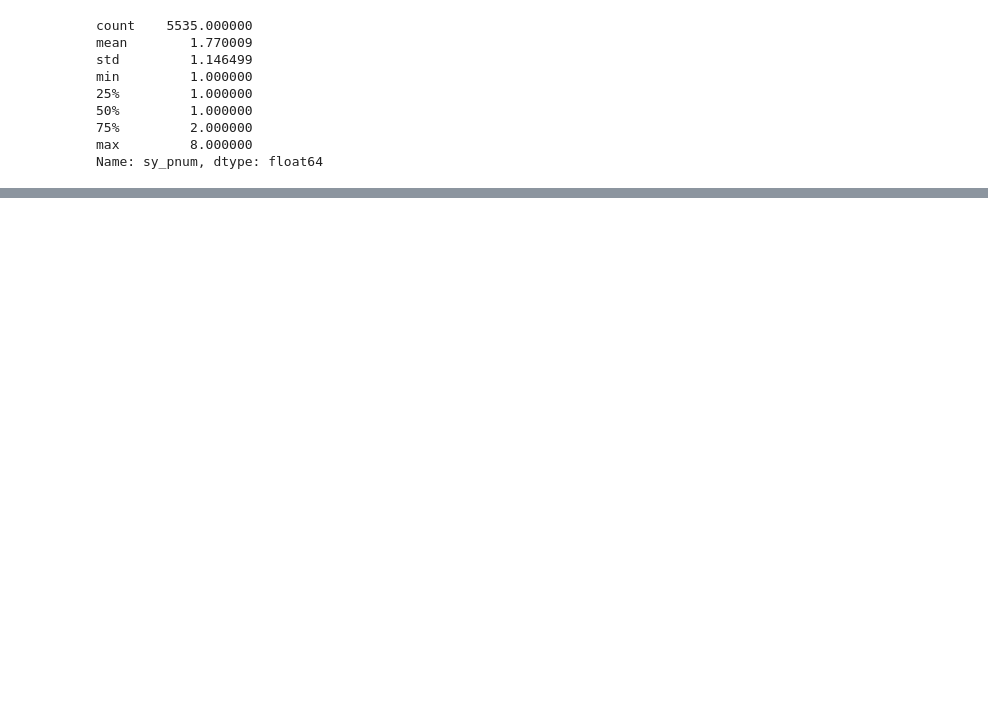
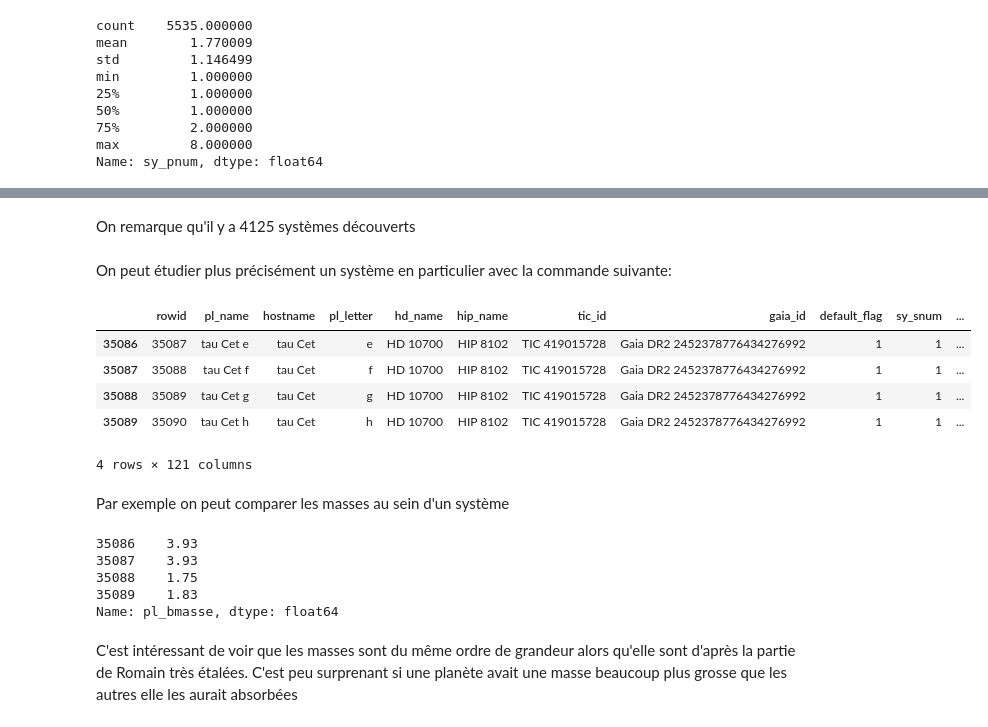
Before and after one commit to camilleprig/pe-hackathon, a Jupyter notebook: code.ipynb, the cells around one changed output, grey strips where cells are left out. Drawn from its saved outputs; the diff is of its cells as text; code cells hidden in the pictures; blank space fills up the shorter version.

Commit message:
Fin partie Camille

```diff
--- a/code.ipynb
+++ b/code.ipynb
@@ -285,0 +285,2 @@ On remarque qu'encore un fois que les système avec une seule planète sont majo
+# %%
+par_etoile=dfc.groupby(by='hostname')
@@ -285,0 +303,25 @@ On remarque qu'encore un fois que les système avec une seule planète sont majo
+# %% [markdown]
+On remarque qu'il y a 4125 systèmes découverts
+# %% [markdown]
+On peut étudier plus précisément un système en particulier avec la commande suivante:
+# %%
+par_etoile.get_group('tau Cet')
+# %% [output]
+|  | rowid | pl_name | hostname | pl_letter | hd_name | hip_name | tic_id | gaia_id | default_flag | sy_snum | ... |
+| 35086 | 35087 | tau Cet e | tau Cet | e | HD 10700 | HIP 8102 | TIC 419015728 | Gaia DR2 2452378776434276992 | 1 | 1 | ... |
+| 35087 | 35088 | tau Cet f | tau Cet | f | HD 10700 | HIP 8102 | TIC 419015728 | Gaia DR2 2452378776434276992 | 1 | 1 | ... |
+| 35088 | 35089 | tau Cet g | tau Cet | g | HD 10700 | HIP 8102 | TIC 419015728 | Gaia DR2 2452378776434276992 | 1 | 1 | ... |
+| 35089 | 35090 | tau Cet h | tau Cet | h | HD 10700 | HIP 8102 | TIC 419015728 | Gaia DR2 2452378776434276992 | 1 | 1 | ... |
+4 rows × 121 columns
+# %% [markdown]
+Par exemple on peut comparer les masses au sein d'un système
+# %%
+par_etoile.get_group('tau Cet').pl_bmasse
+# %% [output]
+35086    3.93
+35087    3.93
+35088    1.75
+35089    1.83
+Name: pl_bmasse, dtype: float64
+# %% [markdown]
+C'est intéressant de voir que les masses sont du même ordre de grandeur alors qu'elle sont d'après la partie de Romain très étalées. C'est peu surprenant si une planète avait une masse beaucoup plus grosse que les autres elle les aurait absorbées
```
Also changed, not shown: parts of 5 cells of this notebook.
